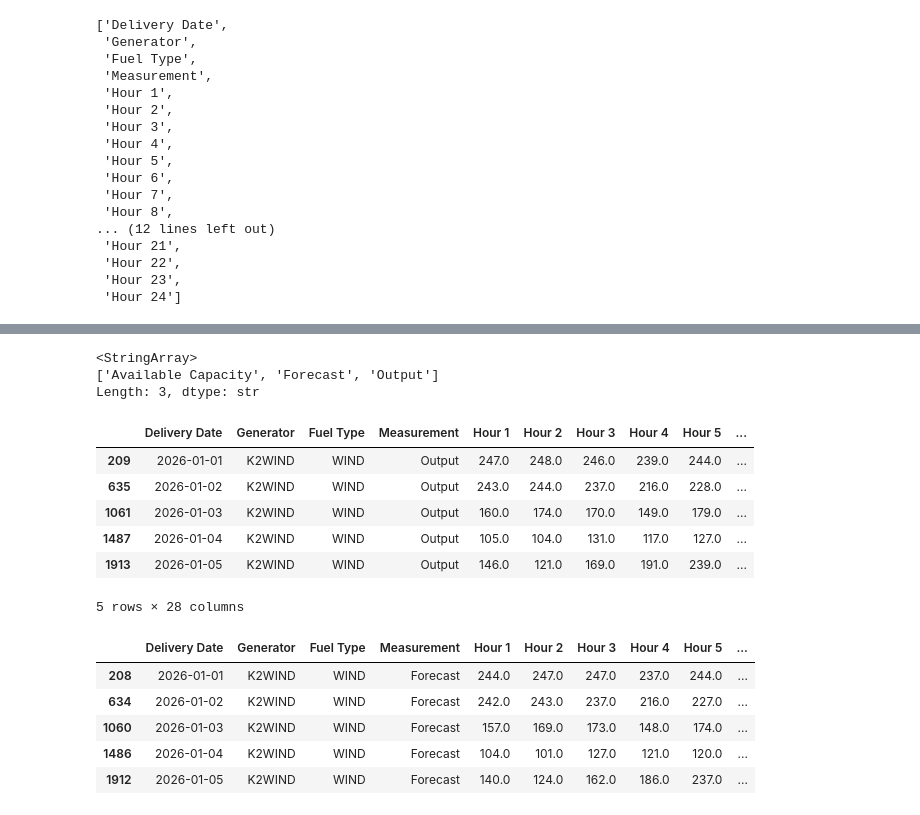
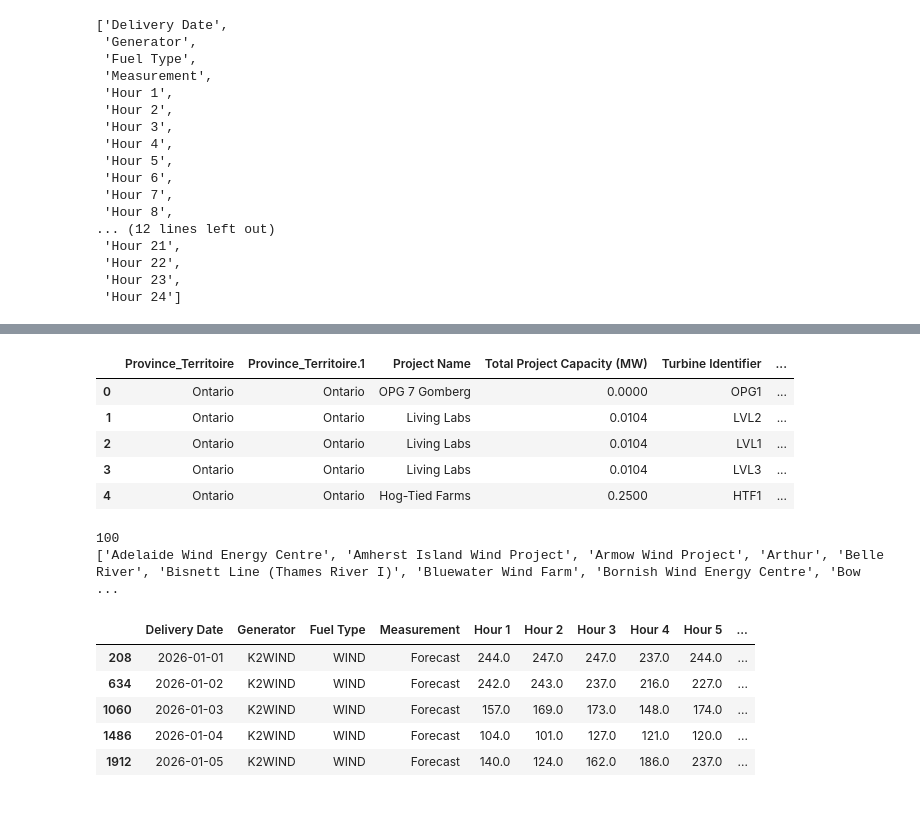
Before and after one commit to alvinlitani/wind-power-forecast, a Jupyter notebook: notebooks/prototype.ipynb, the cells around one changed output, grey strips where cells are left out. Drawn from its saved outputs; the diff is of its cells as text; code cells hidden in the pictures.

Commit message:
IESO and CWTD reconciling effort

```diff
--- a/notebooks/prototype.ipynb
+++ b/notebooks/prototype.ipynb
@@ -65,4 +64,12 @@ dtype: object
 # %%
-k2 = df[df['Generator'] == 'K2WIND'].copy()
-k2_output = k2[k2['Measurement'] == 'Output'].copy()
-k2_forecast = k2[k2['Measurement'] == 'Forecast'].copy()
+dtype_map = {col: float for col in ['Total Project Capacity (MW)', 'Rotor Diameter (m)', 'Hub Height (m)', 'Latitude', 'Longitude']}
+# dtype_map.update({col: float for col in hour_cols})
+
+
+df_cwtd = pd.read_csv("../data/Wind_Turbine_Database_FGP.csv",
+    dtype=dtype_map,
+    parse_dates=['Commissioning'],
+    na_values=[' ']
+)
+
+df_cwtd.columns.tolist()
@@ -69,19 +93,18 @@ k2_forecast = k2[k2['Measurement'] == 'Forecast'].copy()
 # %%
-k2['Measurement'].unique()
+df_cwtd.head()
 # %% [output]
-<StringArray>
-['Available Capacity', 'Forecast', 'Output']
-Length: 3, dtype: str
+|  | Province_Territoire | Province_Territoire.1 | Project Name | Total Project Capacity (MW) | Turbine Identifier | ... |
+| 0 | Ontario | Ontario | OPG 7 Gomberg | 0.0000 | OPG1 | ... |
+| 1 | Ontario | Ontario | Living Labs | 0.0104 | LVL2 | ... |
+| 2 | Ontario | Ontario | Living Labs | 0.0104 | LVL1 | ... |
+| 3 | Ontario | Ontario | Living Labs | 0.0104 | LVL3 | ... |
+| 4 | Ontario | Ontario | Hog-Tied Farms | 0.2500 | HTF1 | ... |
 # %%
-k2_output.head()
+print(df_cwtd['Project Name'].nunique())
+print(sorted(df_cwtd['Project Name'].unique()))
 # %% [output]
-|  | Delivery Date | Generator | Fuel Type | Measurement | Hour 1 | Hour 2 | Hour 3 | Hour 4 | Hour 5 | ... |
-| 209 | 2026-01-01 | K2WIND | WIND | Output | 247.0 | 248.0 | 246.0 | 239.0 | 244.0 | ... |
-| 635 | 2026-01-02 | K2WIND | WIND | Output | 243.0 | 244.0 | 237.0 | 216.0 | 228.0 | ... |
-| 1061 | 2026-01-03 | K2WIND | WIND | Output | 160.0 | 174.0 | 170.0 | 149.0 | 179.0 | ... |
-| 1487 | 2026-01-04 | K2WIND | WIND | Output | 105.0 | 104.0 | 131.0 | 117.0 | 127.0 | ... |
-| 1913 | 2026-01-05 | K2WIND | WIND | Output | 146.0 | 121.0 | 169.0 | 191.0 | 239.0 | ... |
-5 rows × 28 columns
+100
+['Adelaide Wind Energy Centre', 'Amherst Island Wind Project', 'Armow Wind Project', 'Arthur', 'Belle River', 'Bisnett Line (Thames River I)', 'Bluewater Wind Farm', 'Bornish Wind Energy Centre', 'Bow ...
 # %%
 k2_forecast.head()
 # %% [output]
```
Also changed, not shown: parts of 5 cells of this notebook, 1 other file.
